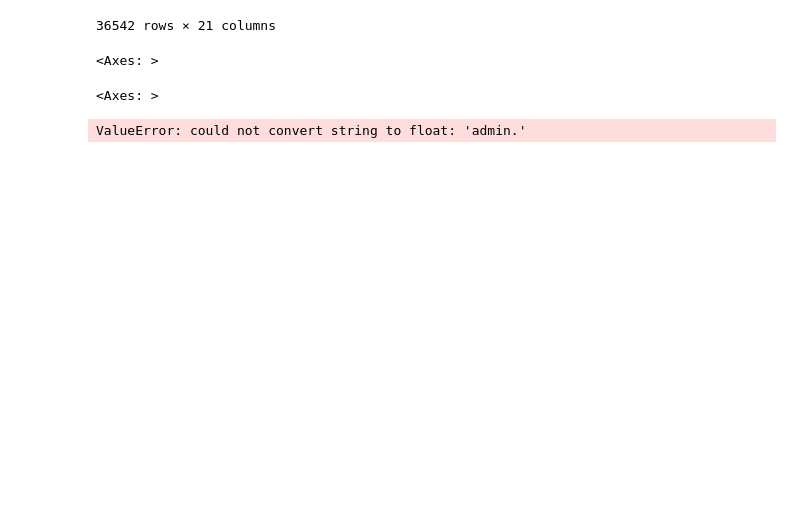
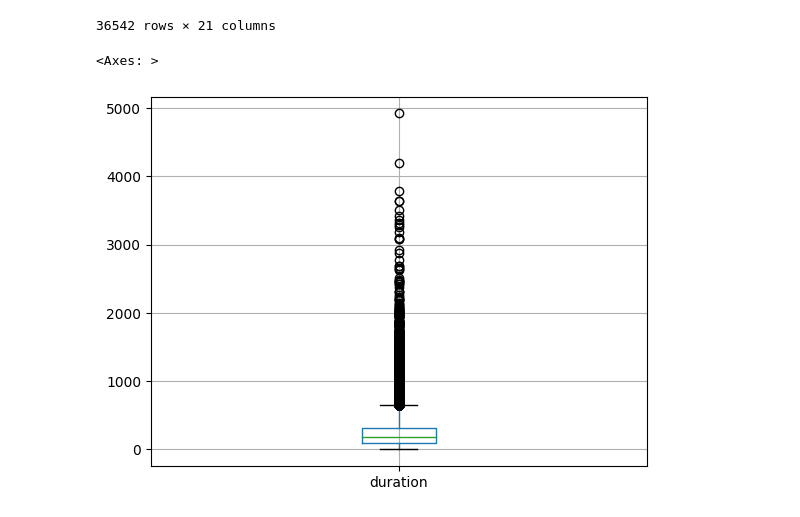
Before and after one commit to neeschal00/exploratory-data-analysis, a Jupyter notebook: eda.ipynb, the cells around one changed output. Cells and saved outputs as stored; diff of their text form; code cells hidden in the pictures; blank space fills up the shorter version.

Commit message:
Univariate analysis with plots

```diff
--- a/eda.ipynb
+++ b/eda.ipynb
@@ -254,14 +259,7 @@ tele_df[tele_df["y"] == "no"]
 | 41178 | 56 | retired | married | university.degree | no | yes | no | cellular | nov | fri | ... |
 36542 rows × 21 columns
 # %%
-tele_df[['cons.price.idx']].boxplot()
+tele_df[['duration']].boxplot()
 # %% [output]
 <Axes: >
+[figure, added]
-# %%
-tele_df[['euribor3m']].boxplot()
-# %% [output]
-<Axes: >
-# %%
-tele_df.corr()
-# %% [output]
-ValueError: could not convert string to float: 'admin.'
```
Also changed, not shown: parts of 9 cells of this notebook.
